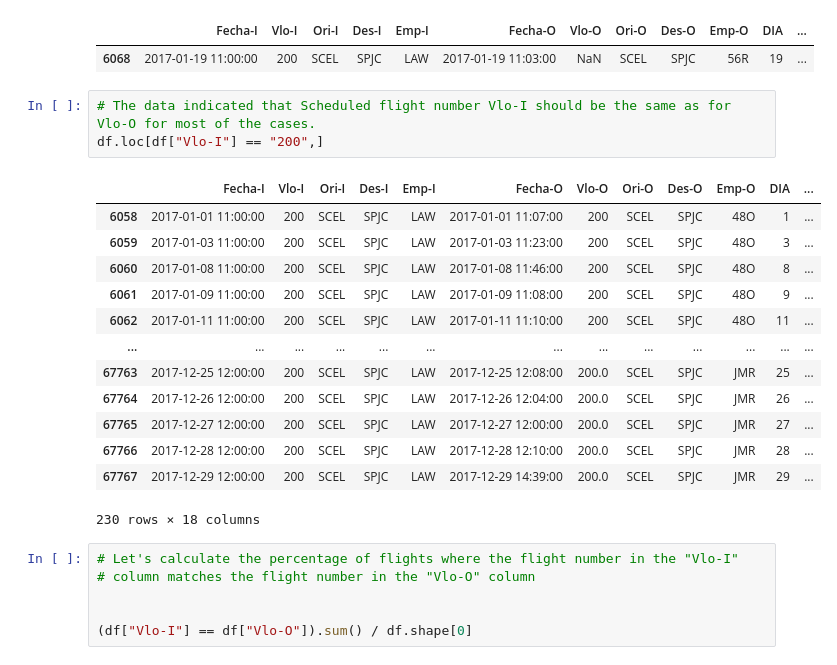
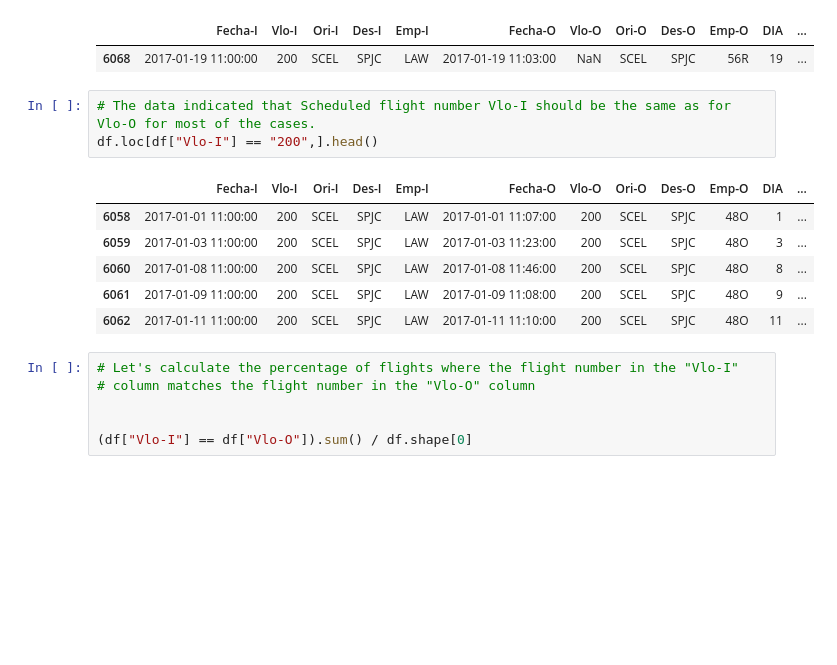
Before and after one commit to pedrocwb/latam, a Jupyter notebook: solution.ipynb, the cells around one changed output. Drawn from its saved outputs; the diff is of its cells as text; blank space fills up the shorter version.

```diff
--- a/solution.ipynb
+++ b/solution.ipynb
@@ -213,21 +223,14 @@ df[df["Vlo-O"].isna()]
 | 6068 | 2017-01-19 11:00:00 | 200 | SCEL | SPJC | LAW | 2017-01-19 11:03:00 | NaN | SCEL | SPJC | 56R | 19 | ... |
 # %%
 # The data indicated that Scheduled flight number Vlo-I should be the same as for Vlo-O for most of the cases.
-df.loc[df["Vlo-I"] == "200",]
+df.loc[df["Vlo-I"] == "200",].head()
 # %% [output]
 |  | Fecha-I | Vlo-I | Ori-I | Des-I | Emp-I | Fecha-O | Vlo-O | Ori-O | Des-O | Emp-O | DIA | ... |
 | 6058 | 2017-01-01 11:00:00 | 200 | SCEL | SPJC | LAW | 2017-01-01 11:07:00 | 200 | SCEL | SPJC | 48O | 1 | ... |
 | 6059 | 2017-01-03 11:00:00 | 200 | SCEL | SPJC | LAW | 2017-01-03 11:23:00 | 200 | SCEL | SPJC | 48O | 3 | ... |
 | 6060 | 2017-01-08 11:00:00 | 200 | SCEL | SPJC | LAW | 2017-01-08 11:46:00 | 200 | SCEL | SPJC | 48O | 8 | ... |
 | 6061 | 2017-01-09 11:00:00 | 200 | SCEL | SPJC | LAW | 2017-01-09 11:08:00 | 200 | SCEL | SPJC | 48O | 9 | ... |
 | 6062 | 2017-01-11 11:00:00 | 200 | SCEL | SPJC | LAW | 2017-01-11 11:10:00 | 200 | SCEL | SPJC | 48O | 11 | ... |
-| ... | ... | ... | ... | ... | ... | ... | ... | ... | ... | ... | ... | ... |
-| 67763 | 2017-12-25 12:00:00 | 200 | SCEL | SPJC | LAW | 2017-12-25 12:08:00 | 200.0 | SCEL | SPJC | JMR | 25 | ... |
-| 67764 | 2017-12-26 12:00:00 | 200 | SCEL | SPJC | LAW | 2017-12-26 12:04:00 | 200.0 | SCEL | SPJC | JMR | 26 | ... |
-| 67765 | 2017-12-27 12:00:00 | 200 | SCEL | SPJC | LAW | 2017-12-27 12:00:00 | 200.0 | SCEL | SPJC | JMR | 27 | ... |
-| 67766 | 2017-12-28 12:00:00 | 200 | SCEL | SPJC | LAW | 2017-12-28 12:10:00 | 200.0 | SCEL | SPJC | JMR | 28 | ... |
-| 67767 | 2017-12-29 12:00:00 | 200 | SCEL | SPJC | LAW | 2017-12-29 14:39:00 | 200.0 | SCEL | SPJC | JMR | 29 | ... |
-230 rows × 18 columns
 # %%
 # Let's calculate the percentage of flights where the flight number in the "Vlo-I"
 # column matches the flight number in the "Vlo-O" column
```
Also changed, not shown: parts of 177 cells of this notebook, 3 other files.
